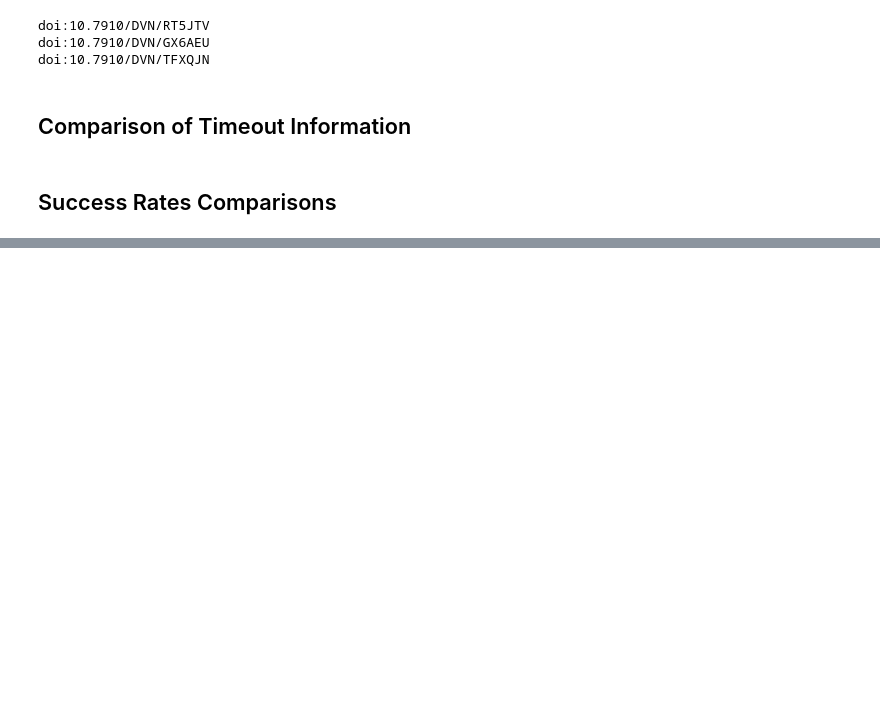
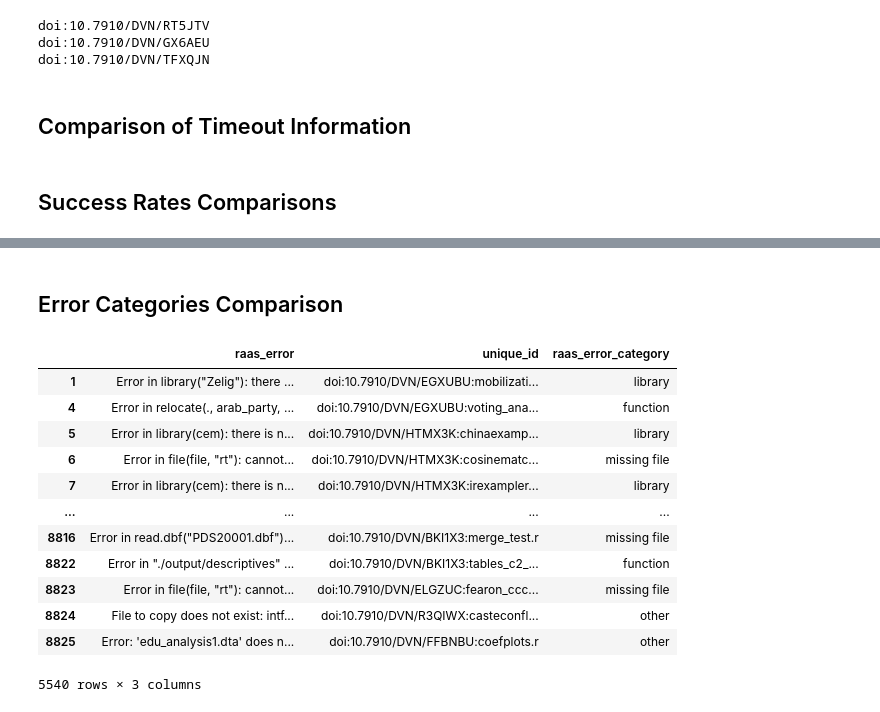
Before and after one commit to jwons/raas-eval, a Jupyter notebook: scripts/generate_figures_plots.ipynb, the cells around one changed output, grey strips where cells are left out. Saved outputs shown, nothing was run; the diff lists cells and outputs as text; code cells hidden in the pictures; blank space fills up the shorter version.

Commit message:
starting to compare error categories fixed timeout bug

```diff
--- a/scripts/generate_figures_plots.ipynb
+++ b/scripts/generate_figures_plots.ipynb
@@ -585,0 +562,55 @@ write_file_from_string("success_rates_comparisons.md", success_rates_md)
+# %% [markdown]
+## Error Categories Comparison
+# %%
+error_categories_md = '''
+------------------------------------------------------------
+                        containR              RaaS
+  ------------------- ---------- --------- ------- ---------
+  Error Type               Count   Percent   Count   Percent
+
+  Library                      8      0.3%    LIB_TOTAL    LIB_PERC%
+
+  Working directory           12      0.5%      WD_TOTAL      WD_PERC%
+
+  Missing file              1400     61.8%    MF_TOTAL     MF_PERC%
+
+  Function                    NA        NA     F_TOTAL      F_PERC%
+
+  Other                      847     37.4%    OT_TOTAL     OT_PERC%
+
+  Total Failures            2329              ALL_TOTAL
+
+------------------------------------------------------------
+
+  Table: The most common causes of errors in scripts from Dataverse after
+  processing through RaaS compared to containR. {#tbl:raas-error-data}
+'''
+
+def replace_error_category(precision, category, key, raas_error_scripts):
+    return(replace_total_perc_table(error_categories_md,
+                             len(raas_error_scripts[raas_error_scripts.raas_error_category == category].index),
+                             precision.format(len(raas_error_scripts[raas_error_scripts.raas_error_category == category].index) / total_raas_errors * 100),
+                             key))
+
+raas_error_scripts = raas_scripts_df[raas_scripts_df.raas_error != "success"]
+total_raas_errors = len(raas_error_scripts.index)
+error_categories_md = error_categories_md.replace("ALL_TOTAL", str(total_raas_errors))
+
+error_categories_md = replace_error_category("{0:.4g}", "library", "LIB", raas_error_scripts)
+write_file_from_string("error_categories_comparisons.md", error_categories_md)
+# %%
+raas_error_scripts
+# %% [output]
+|  | raas_error | unique_id | raas_error_category |
+| 1 | Error in library("Zelig"): there ... | doi:10.7910/DVN/EGXUBU:mobilizati... | library |
+| 4 | Error in relocate(., arab_party, ... | doi:10.7910/DVN/EGXUBU:voting_ana... | function |
+| 5 | Error in library(cem): there is n... | doi:10.7910/DVN/HTMX3K:chinaexamp... | library |
+| 6 | Error in file(file, "rt"): cannot... | doi:10.7910/DVN/HTMX3K:cosinematc... | missing file |
+| 7 | Error in library(cem): there is n... | doi:10.7910/DVN/HTMX3K:irexampler... | library |
+| ... | ... | ... | ... |
+| 8816 | Error in read.dbf("PDS20001.dbf")... | doi:10.7910/DVN/BKI1X3:merge_test.r | missing file |
+| 8822 | Error in "./output/descriptives" ... | doi:10.7910/DVN/BKI1X3:tables_c2_... | function |
+| 8823 | Error in file(file, "rt"): cannot... | doi:10.7910/DVN/ELGZUC:fearon_ccc... | missing file |
+| 8824 | File to copy does not exist: intf... | doi:10.7910/DVN/R3QIWX:casteconfl... | other |
+| 8825 | Error: 'edu_analysis1.dta' does n... | doi:10.7910/DVN/FFBNBU:coefplots.r | other |
+5540 rows × 3 columns
```
Also changed, not shown: parts of 4 cells of this notebook.
